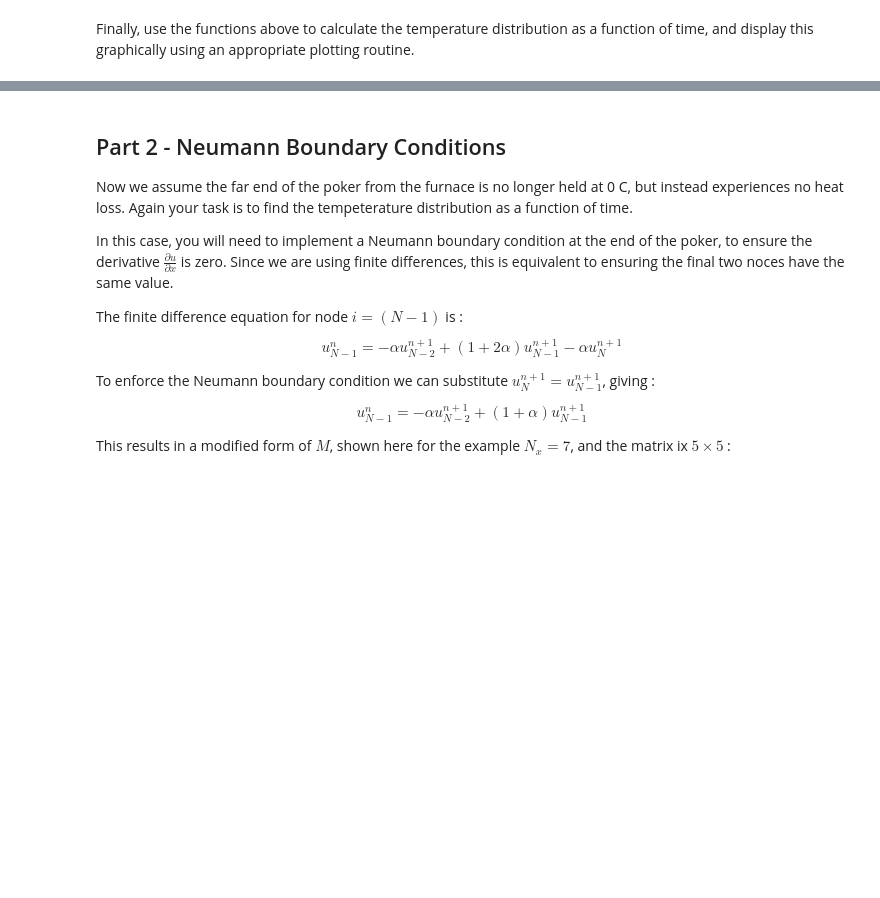
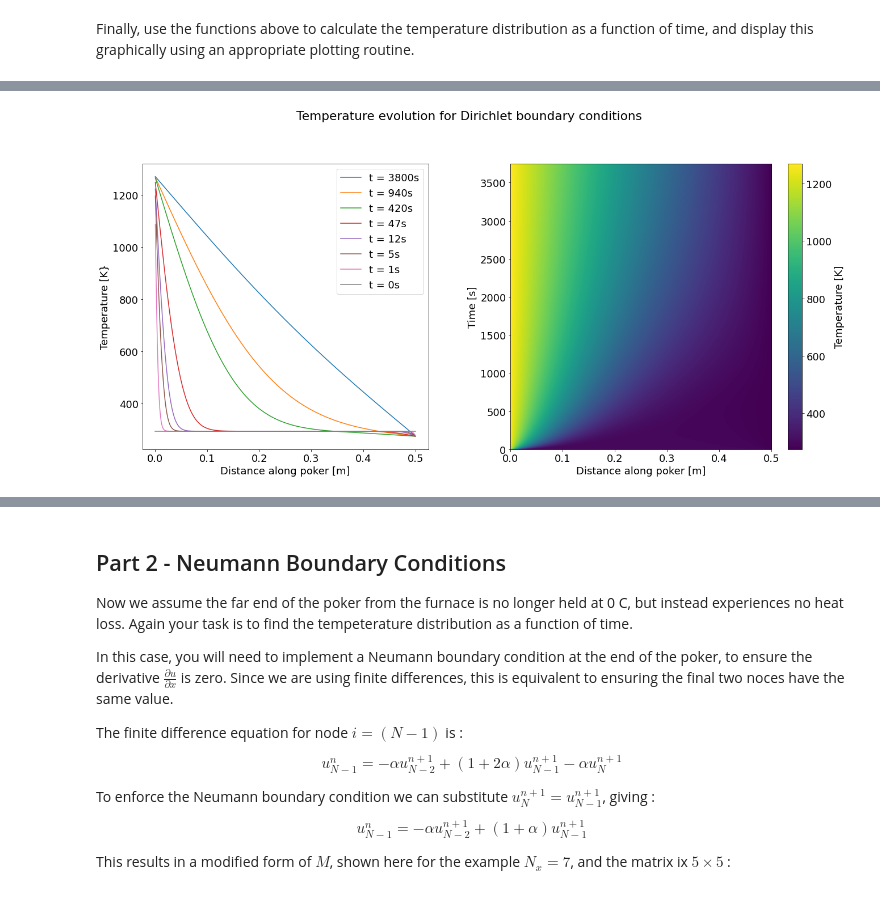
Before and after one commit to tw19816/Uni_2021_2022, a Jupyter notebook: Exercise_3/Exercise-3.ipynb, the cells around one changed output, grey strips where cells are left out. Saved outputs shown, nothing was run; the diff lists cells and outputs as text; code cells hidden in the pictures; blank space fills up the shorter version.

```diff
--- a/Exercise_3/Exercise-3.ipynb
+++ b/Exercise_3/Exercise-3.ipynb
@@ -521,0 +498,58 @@ plt.show()
+# %%
+# Initial conditions
+temp_0 = 293.15
+dir_x_n = 400
+dir_x_step = 0.5/dir_x_n
+
+sol_dir = Diffusion_Solution(
+    0,
+    dir_x_n,
+    dir_x_step,
+    t_n=15000,
+    t_step=0.25,
+    k=59/(7900*450),
+    spatial=np.linspace(0, dir_x_n*dir_x_step, dir_x_n),
+    u_initial=np.full(dir_x_n, temp_0, dtype=float),
+    bounds=(1273.15, 273.15)
+)
+
+sol_dir.matrix, sol_dir.bound_arr = create_dirichlet(
+    sol_dir.x_n, sol_dir.x_step, sol_dir.t_step, sol_dir.k, sol_dir.bounds
+)
+sol_dir.coords_all = timestep_diffusion(
+    sol_dir.coords_current,
+    sol_dir.bound_arr,
+    sol_dir.t_n,
+    sol_dir.matrix,
+)
+
+
+# determine points to graph
+dir_time_id = [[int(sol_dir.t_n/i**2) for i in range(1, 4)], [int(sol_dir.t_n/80/i**2) for i in range(1, 4)]]
+dir_time_id = list(itertools.chain.from_iterable(dir_time_id))
+dir_time_id.extend([4, 0])
+
+# graphing
+fig_dir = plt.figure(figsize=[20, 10])
+fig_dir.suptitle("Temperature evolution for Dirichlet boundary conditions")
+axes_graph = fig_dir.add_axes([0.1, 0.15, 0.35, 0.7])
+axes_graph.set(xlabel="Distance along poker [m]", ylabel="Temperature [K}")
+for id, x in enumerate(dir_time_id):
+    axes_graph.plot(
+        sol_dir.spatial,
+        sol_dir.coords_all[x],
+        label="t = {:g}s".format(float(f'{x*sol_dir.t_step:.2g}'))
+    )
+axes_graph.legend()
+axes_imshow = fig_dir.add_axes([0.55, 0.15, 0.4, 0.7])
+axes_imshow.set(xlabel="Distance along poker [m]", ylabel="Time [s]")
+im = axes_imshow.imshow(
+    sol_dir.coords_all[::-1],
+    aspect='auto',
+    extent=[0, 0.5, 0, sol_dir.t_n*sol_dir.t_step]
+)
+cbar = plt.colorbar(im, ax=axes_imshow)
+cbar.set_label("Temperature [K]")
+plt.show()
+# %% [output]
+[figure, added]
```
Also changed, not shown: parts of 11 cells of this notebook.
